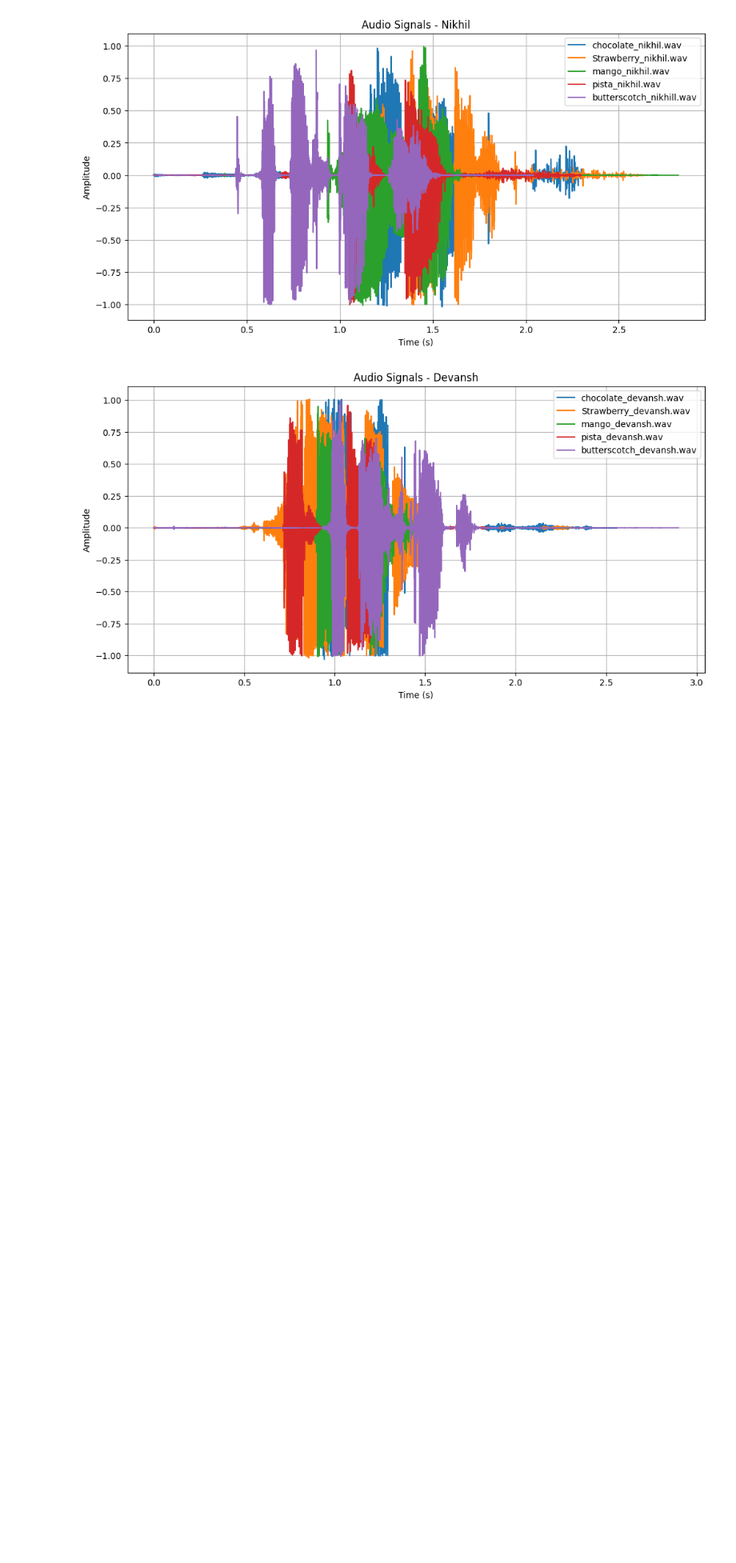
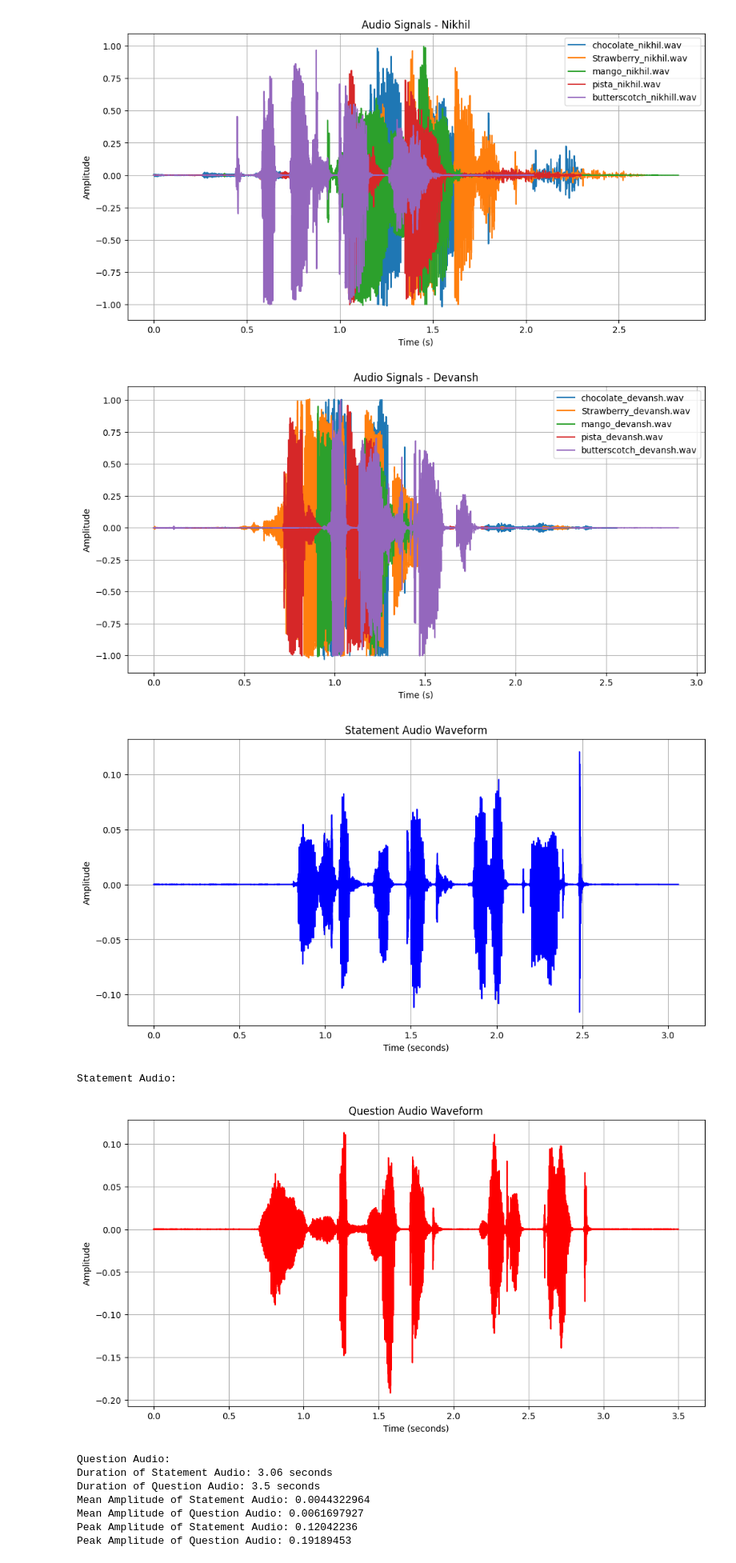
Before and after one commit to DevanshHanda/AI-in-Speech-Processing, a Jupyter notebook: Lab_02/Lab_02.ipynb, the cells around one changed output. Shown at 80% size. Saved outputs shown, nothing was run; the diff lists cells and outputs as text; code cells hidden in the pictures; blank space fills up the shorter version.

```diff
--- a/Lab_02/Lab_02.ipynb
+++ b/Lab_02/Lab_02.ipynb
@@ -243,3 +243,70 @@ plot_audio_signals(word_files_devansh, "Audio Signals - Devansh")
 [figure]
 [figure]
 [figure]
+# %%
+import numpy as np
+import librosa
+import matplotlib.pyplot as plt
+import IPython.display as ipd
+
+# Load the statement audio file
+statement_audio, sr_statement = librosa.load("You_Submitted_the_Report.wav", sr=None)
+
+# Load the question audio file
+question_audio, sr_question = librosa.load("You_Submitted_the_Report_QQ.wav", sr=None)
+
+# Display waveform and listen to the statement audio
+plt.figure(figsize=(12, 6))
+plt.plot(np.linspace(0, len(statement_audio) / sr_statement, len(statement_audio)), statement_audio, color='b')
+plt.title('Statement Audio Waveform')
+plt.xlabel('Time (seconds)')
+plt.ylabel('Amplitude')
+plt.grid(True)
+plt.show()
+
+print("Statement Audio:")
+ipd.Audio("You_Submitted_the_Report.wav")
+
+# Display waveform and listen to the question audio
+plt.figure(figsize=(12, 6))
+plt.plot(np.linspace(0, len(question_audio) / sr_question, len(question_audio)), question_audio, color='r')
+plt.title('Question Audio Waveform')
+plt.xlabel('Time (seconds)')
+plt.ylabel('Amplitude')
+plt.grid(True)
+plt.show()
+
+print("Question Audio:")
+ipd.Audio("You_Submitted_the_Report_QQ.wav")
+
+# Compare duration of the two audio files
+duration_statement = librosa.get_duration(y=statement_audio, sr=sr_statement)
+duration_question = librosa.get_duration(y=question_audio, sr=sr_question)
+
+print("Duration of Statement Audio:", duration_statement, "seconds")
+print("Duration of Question Audio:", duration_question, "seconds")
+
+# Compare mean amplitude of the two audio files
+mean_amplitude_statement = np.mean(np.abs(statement_audio))
+mean_amplitude_question = np.mean(np.abs(question_audio))
+
+print("Mean Amplitude of Statement Audio:", mean_amplitude_statement)
+print("Mean Amplitude of Question Audio:", mean_amplitude_question)
+
+# Compare peak amplitude of the two audio files
+peak_amplitude_statement = np.max(np.abs(statement_audio))
+peak_amplitude_question = np.max(np.abs(question_audio))
+
+print("Peak Amplitude of Statement Audio:", peak_amplitude_statement)
+print("Peak Amplitude of Question Audio:", peak_amplitude_question)
+# %% [output]
+[figure, added]
+Statement Audio:
+[figure, added]
+Question Audio:
+Duration of Statement Audio: 3.06 seconds
+Duration of Question Audio: 3.5 seconds
+Mean Amplitude of Statement Audio: 0.0044322964
+Mean Amplitude of Question Audio: 0.0061697927
+Peak Amplitude of Statement Audio: 0.12042236
+Peak Amplitude of Question Audio: 0.19189453
```
Also changed, not shown: 4 other files.
